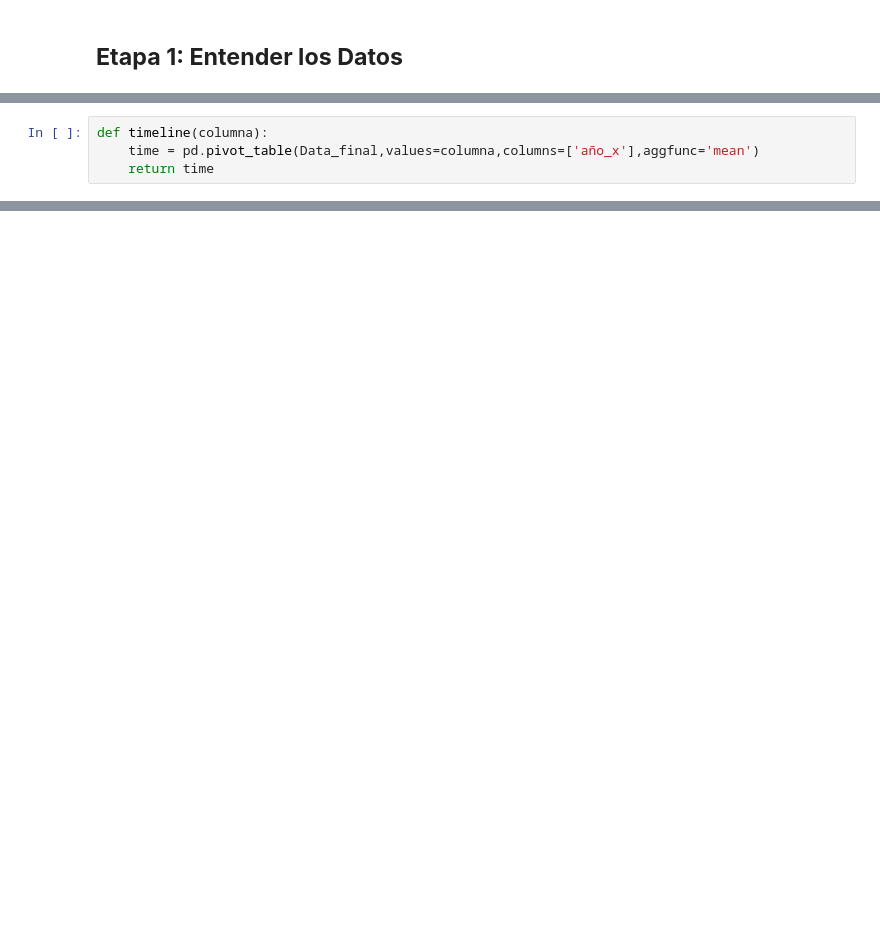
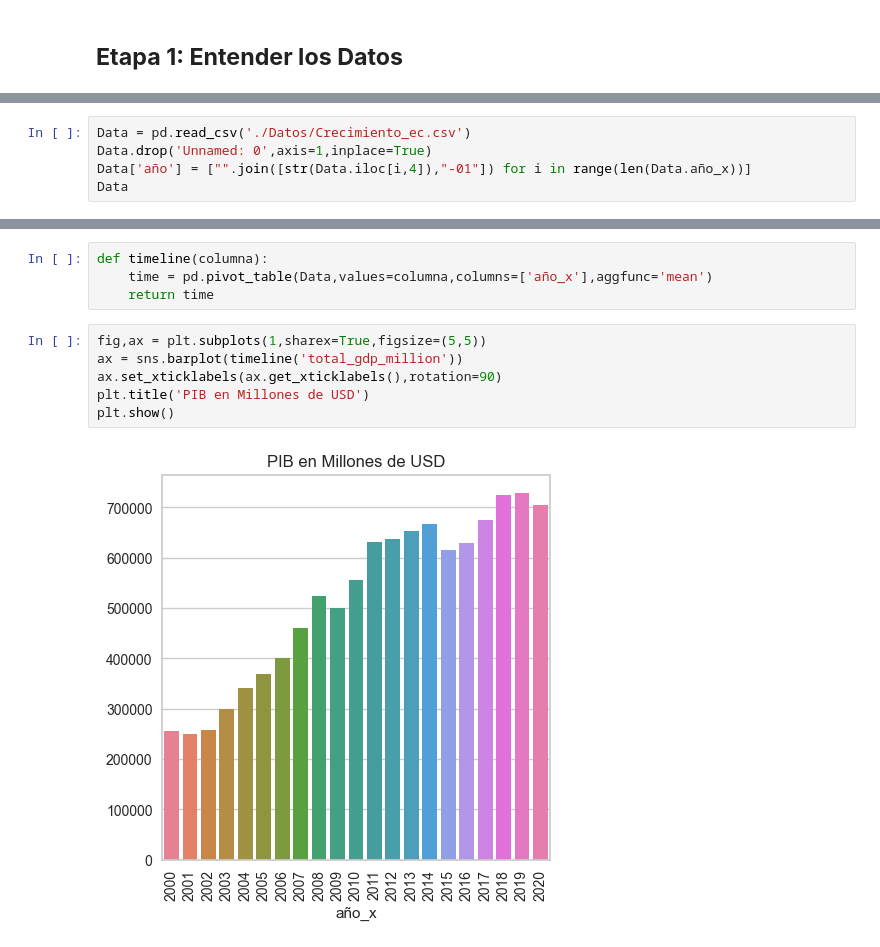
Before and after one commit to SantiagoGS97/Proyecto, a Jupyter notebook: Proyecto.ipynb, the cells around one changed output, grey strips where cells are left out. Drawn from its saved outputs; the diff is of its cells as text; blank space fills up the shorter version.

```diff
--- a/Proyecto.ipynb
+++ b/Proyecto.ipynb
@@ -117,4 +99,0 @@ memory usage: 74.0+ KB
-# %%
-def timeline(columna):
-    time = pd.pivot_table(Data_final,values=columna,columns=['año_x'],aggfunc='mean')
-    return time
@@ -144,0 +100,5 @@ plt.show()
+# %%
+Data = pd.read_csv('./Datos/Crecimiento_ec.csv')
+Data.drop('Unnamed: 0',axis=1,inplace=True)
+Data['año'] = ["".join([str(Data.iloc[i,4]),"-01"]) for i in range(len(Data.año_x))]
+Data
@@ -144,0 +145,12 @@ plt.show()
+# %%
+def timeline(columna):
+    time = pd.pivot_table(Data,values=columna,columns=['año_x'],aggfunc='mean')
+    return time
+# %%
+fig,ax = plt.subplots(1,sharex=True,figsize=(5,5))
+ax = sns.barplot(timeline('total_gdp_million'))
+ax.set_xticklabels(ax.get_xticklabels(),rotation=90)
+plt.title('PIB en Millones de USD')
+plt.show()
+# %% [output]
+[figure, added]
```
Also changed, not shown: parts of 71 cells of this notebook, 4 other files.
